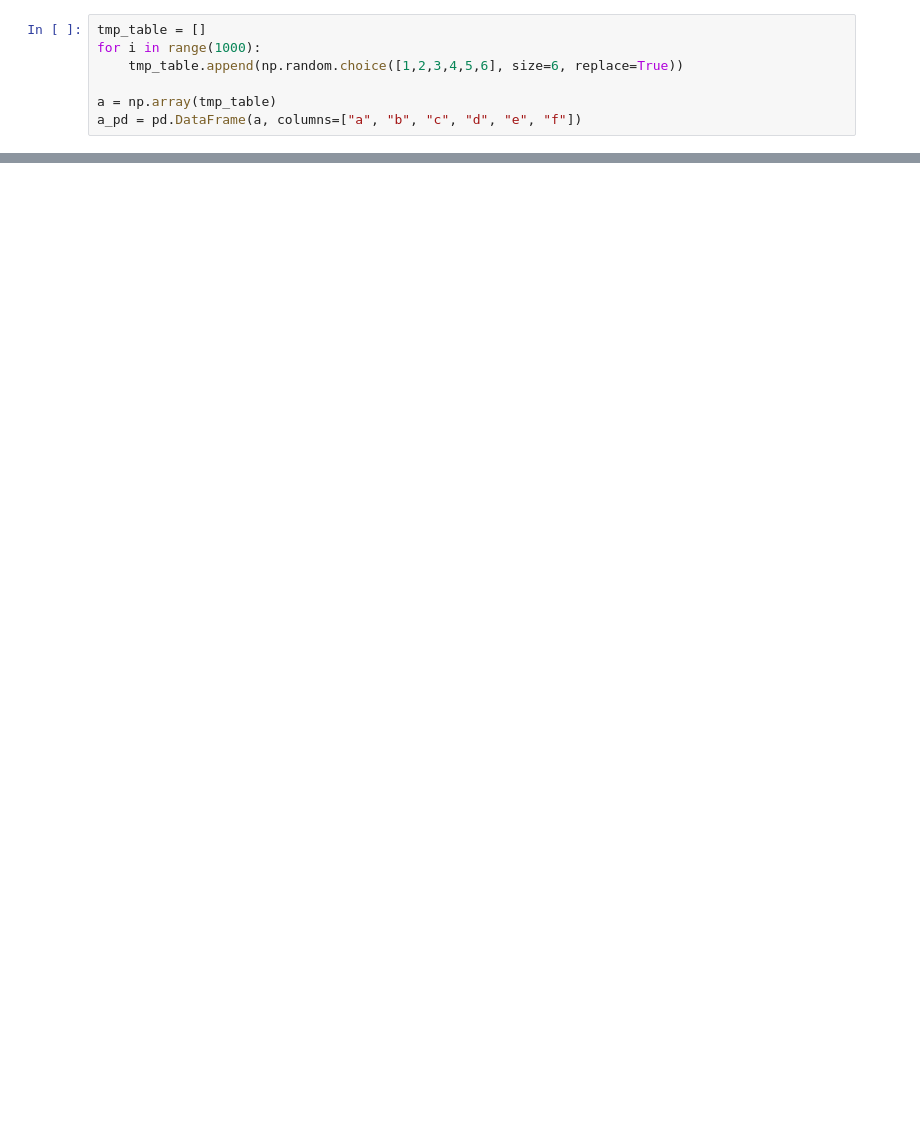
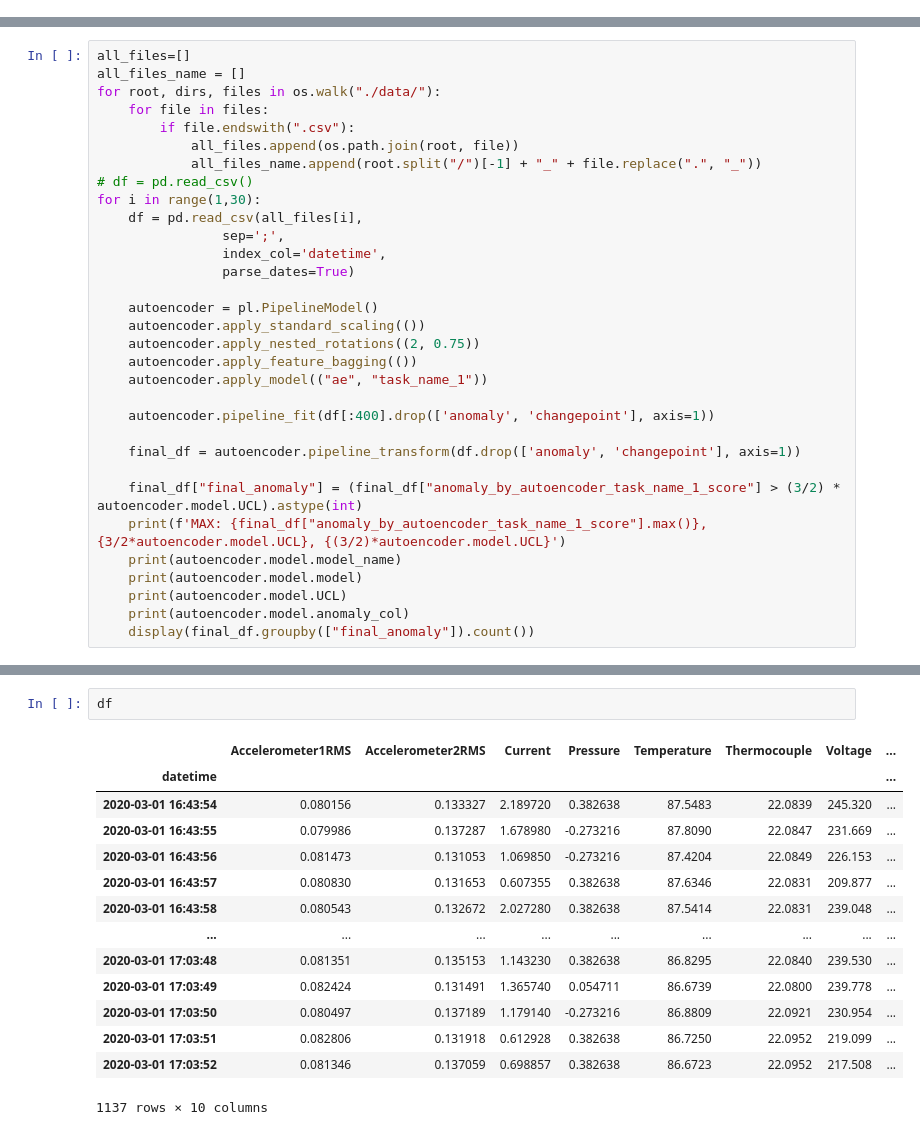
Before and after one commit to Anastasis-Iliopoulos/timeseries-anomaly-detection-with-feature-bagging-and-nested-rotations, a Jupyter notebook: test.ipynb, the cells around one changed output, grey strips where cells are left out. Cells and saved outputs as stored; diff of their text form; blank space fills up the shorter version.

```diff
--- a/test.ipynb
+++ b/test.ipynb
@@ -53,7 +0,0 @@ array([4, 6, 2])
-# %%
-tmp_table = []
-for i in range(1000):
-    tmp_table.append(np.random.choice([1,2,3,4,5,6], size=6, replace=True))
-
-a = np.array(tmp_table)
-a_pd = pd.DataFrame(a, columns=["a", "b", "c", "d", "e", "f"])
@@ -177,0 +9,32 @@ Running func_c...
+# %%
+all_files=[]
+all_files_name = []
+for root, dirs, files in os.walk("./data/"):
+    for file in files:
+        if file.endswith(".csv"):
+            all_files.append(os.path.join(root, file))
+            all_files_name.append(root.split("/")[-1] + "_" + file.replace(".", "_"))
+# df = pd.read_csv()
+for i in range(1,30):
+    df = pd.read_csv(all_files[i],
+                sep=';',
+                index_col='datetime',
+                parse_dates=True)
+
+    autoencoder = pl.PipelineModel()
+    autoencoder.apply_standard_scaling(())
+    autoencoder.apply_nested_rotations((2, 0.75))
+    autoencoder.apply_feature_bagging(())
+    autoencoder.apply_model(("ae", "task_name_1"))
+
+    autoencoder.pipeline_fit(df[:400].drop(['anomaly', 'changepoint'], axis=1))
+
+    final_df = autoencoder.pipeline_transform(df.drop(['anomaly', 'changepoint'], axis=1))
+
+    final_df["final_anomaly"] = (final_df["anomaly_by_autoencoder_task_name_1_score"] > (3/2) * autoencoder.model.UCL).astype(int)
+    print(f'MAX: {final_df["anomaly_by_autoencoder_task_name_1_score"].max()}, {3/2*autoencoder.model.UCL}, {(3/2)*autoencoder.model.UCL}')
+    print(autoencoder.model.model_name)
+    print(autoencoder.model.model)
+    print(autoencoder.model.UCL)
+    print(autoencoder.model.anomaly_col)
+    display(final_df.groupby(["final_anomaly"]).count())
@@ -177,0 +91,17 @@ Running func_c...
+# %%
+df
+# %% [output]
+|  | Accelerometer1RMS | Accelerometer2RMS | Current | Pressure | Temperature | Thermocouple | Voltage | ... |
+| datetime |  |  |  |  |  |  |  | ... |
+| 2020-03-01 16:43:54 | 0.080156 | 0.133327 | 2.189720 | 0.382638 | 87.5483 | 22.0839 | 245.320 | ... |
+| 2020-03-01 16:43:55 | 0.079986 | 0.137287 | 1.678980 | -0.273216 | 87.8090 | 22.0847 | 231.669 | ... |
+| 2020-03-01 16:43:56 | 0.081473 | 0.131053 | 1.069850 | -0.273216 | 87.4204 | 22.0849 | 226.153 | ... |
+| 2020-03-01 16:43:57 | 0.080830 | 0.131653 | 0.607355 | 0.382638 | 87.6346 | 22.0831 | 209.877 | ... |
+| 2020-03-01 16:43:58 | 0.080543 | 0.132672 | 2.027280 | 0.382638 | 87.5414 | 22.0831 | 239.048 | ... |
+| ... | ... | ... | ... | ... | ... | ... | ... | ... |
+| 2020-03-01 17:03:48 | 0.081351 | 0.135153 | 1.143230 | 0.382638 | 86.8295 | 22.0840 | 239.530 | ... |
+| 2020-03-01 17:03:49 | 0.082424 | 0.131491 | 1.365740 | 0.054711 | 86.6739 | 22.0800 | 239.778 | ... |
+| 2020-03-01 17:03:50 | 0.080497 | 0.137189 | 1.179140 | -0.273216 | 86.8809 | 22.0921 | 230.954 | ... |
+| 2020-03-01 17:03:51 | 0.082806 | 0.131918 | 0.612928 | 0.382638 | 86.7250 | 22.0952 | 219.099 | ... |
+| 2020-03-01 17:03:52 | 0.081346 | 0.137059 | 0.698857 | 0.382638 | 86.6723 | 22.0952 | 217.508 | ... |
+1137 rows × 10 columns
```
Also changed, not shown: parts of 32 cells of this notebook, 39 other files.
